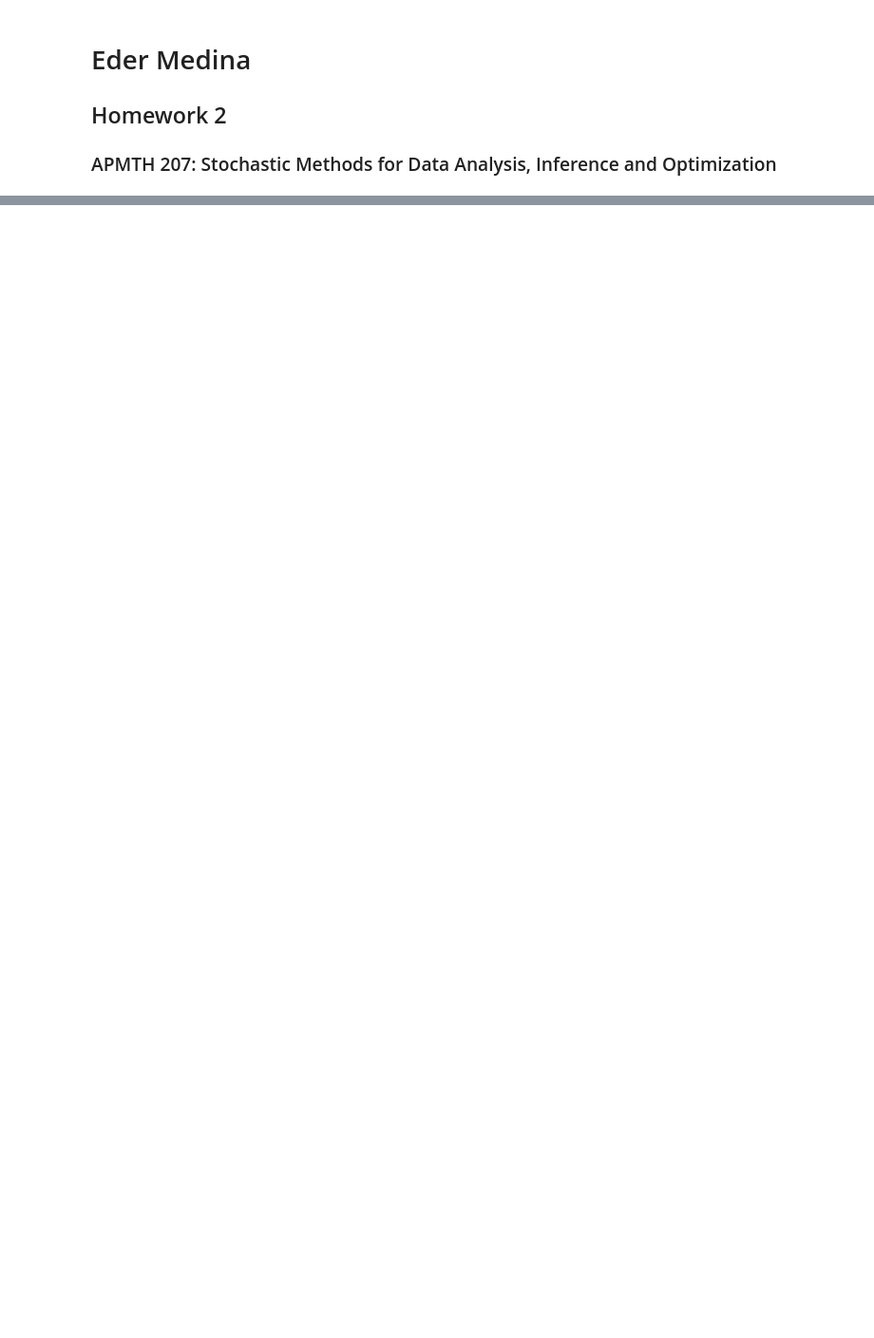
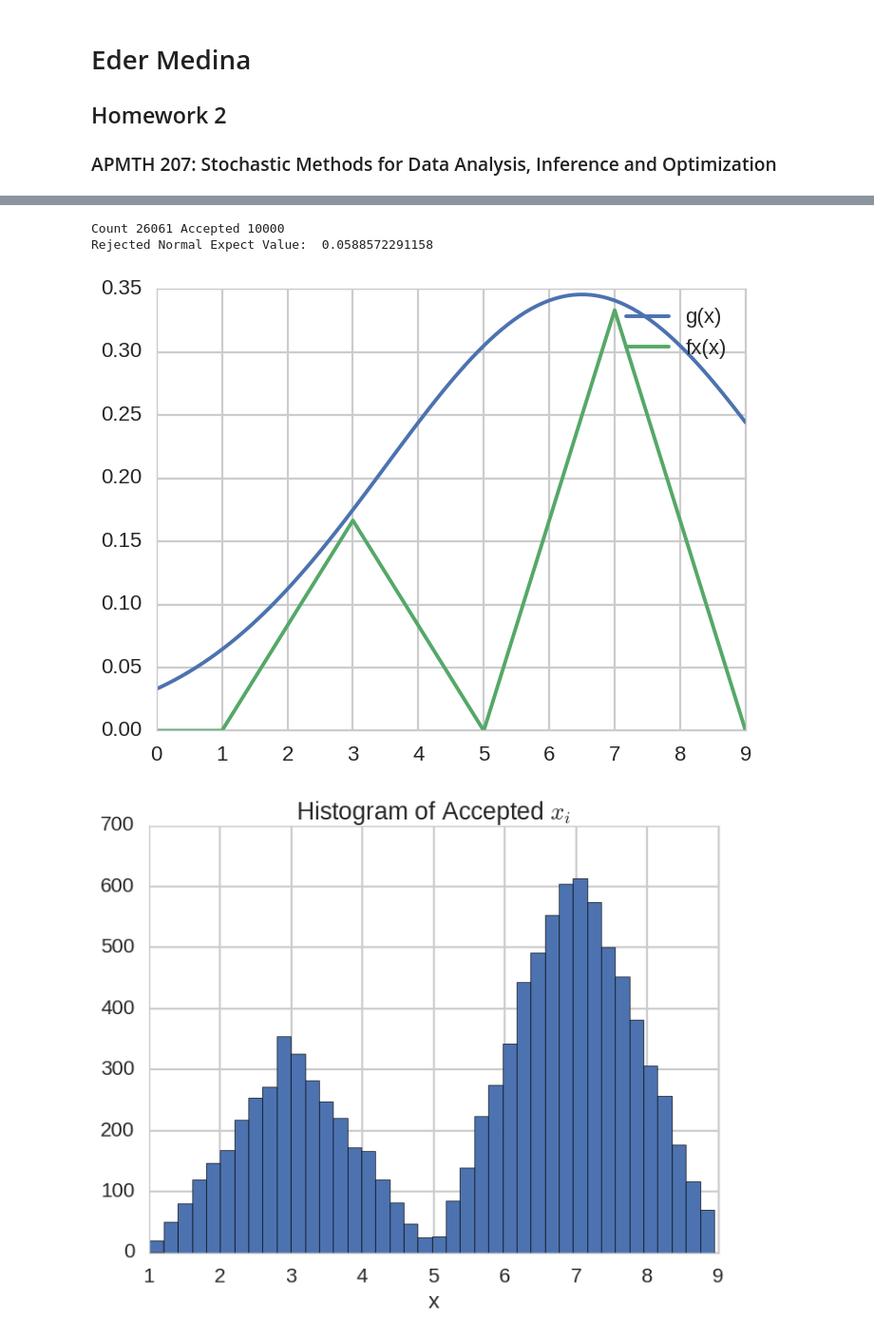
Before and after one commit to medinaeder/am207, a Jupyter notebook: hw2/EderMedina_am207_hw2.ipynb, the cells around one changed output, grey strips where cells are left out. Shown at 95% size. Cells and saved outputs as stored; diff of their text form; code cells hidden in the pictures; blank space fills up the shorter version.

```diff
--- a/hw2/EderMedina_am207_hw2.ipynb
+++ b/hw2/EderMedina_am207_hw2.ipynb
@@ -114,0 +182,49 @@ E(h(X)) = \frac{1}{N} \sum \limits_{x_i}^N h(x)
+# %%
+plt.figure(figsize=[8,6])
+sigma = 3
+mu = 6.5
+scale = 2.6
+plt.plot(x,scale*1/(sigma * np.sqrt(2 * np.pi)) * np.exp( - (x - mu)**2 / (2 * sigma**2)),label= 'g(x)')
+plt.plot(x,y, label = 'fx(x)')
+plt.legend()
+
+def g(x,mu,sigma):
+    return 1/(sigma * np.sqrt(2 * np.pi)) * np.exp( - (x - mu)**2 / (2 * sigma**2))
+
+h_exp_rejn=np.zeros(M_sets)
+for j in range(M_sets):
+    count = 0;
+    accepted = 0;
+    x_rej = np.zeros(N_samples)
+
+    while (accepted < N_samples):
+        xt = np.random.normal(mu,sigma)
+        yt = np.random.uniform(0, 1)
+
+        if yt < fx(xt)/(scale*g(xt,mu,sigma)):
+            x_rej[accepted] = xt
+            accepted+=1
+
+        count+=1
+
+
+
+    h_rej = np.zeros(N_samples)
+    for i in range(N_samples):
+        h_rej[i] = h(x_rej[i])
+
+    h_exp_rejn[j] = np.mean(h_rej);
+
+
+print("Count",count, "Accepted", accepted)
+plt.figure(figsize=[8,6])
+plt.hist(x_rej,bins=40, label=u'Samples');
+plt.xlabel('x')
+plt.title(u"Histogram of Accepted x_i")
+
+print("Rejected Normal Expect Value: ", np.mean(h_exp_rejn))
+# %% [output]
+Count 26061 Accepted 10000
+Rejected Normal Expect Value:  0.0588572291158
+[figure, added]
+[figure, added]
```
Also changed, not shown: parts of 24 cells of this notebook.
